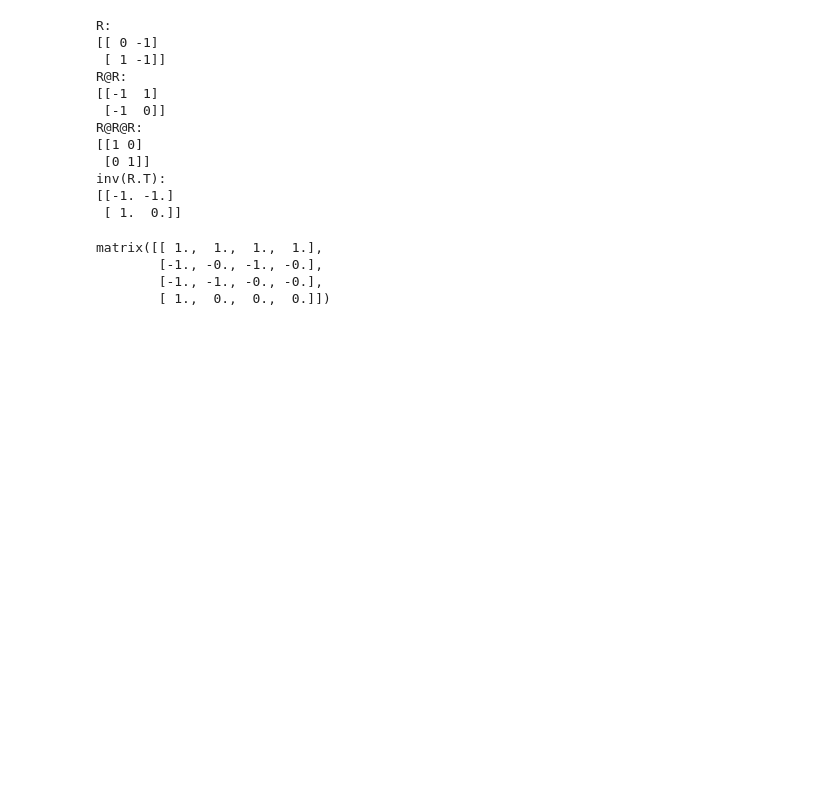
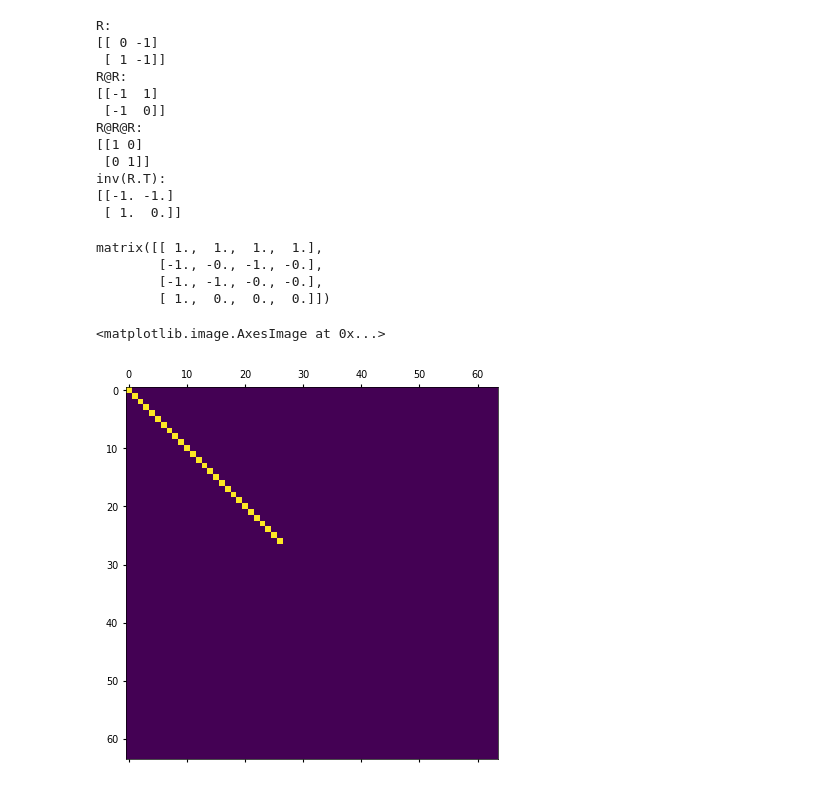
Before and after one commit to jbkinney/23_posfai, a Jupyter notebook: paper2/fig_3.ipynb, the cells around one changed output. Cells and saved outputs as stored; diff of their text form; code cells hidden in the pictures; blank space fills up the shorter version.

```diff
--- a/paper2/fig_3.ipynb
+++ b/paper2/fig_3.ipynb
@@ -11,7 +9,7 @@ out_dir = '../output/'
 fig_name = 'fig_2.3_computations.pdf'
 %matplotlib inline
 # %%
-style_file_name = f'{out_dir}{fig_name}.style'
+style_file_name = f'fig.style'
 s = """
     axes.linewidth:     0.5     # edge linewidth
     font.size:          7.0
@@ -276,3 +274,14 @@ matrix([[ 1.,  1.,  1.,  1.],
         [-1., -0., -1., -0.],
         [-1., -1., -0., -0.],
         [ 1.,  0.,  0.,  0.]])
+# %%
+x_ohe.shape
+import scipy.sparse as sp
+i_vals = range(M-gamma)
+j_vals = range(M-gamma)
+data = np.ones(M-gamma, dtype=np.int64)
+I_S = sp.coo_array((data, (i_vals, j_vals)), shape=(M, M)).tocsc()
+plt.matshow(I_S.todense())
+# %% [output]
+<matplotlib.image.AxesImage at 0x...>
+[figure, added]
```
Also changed, not shown: parts of 7 cells of this notebook, 48 other files.
